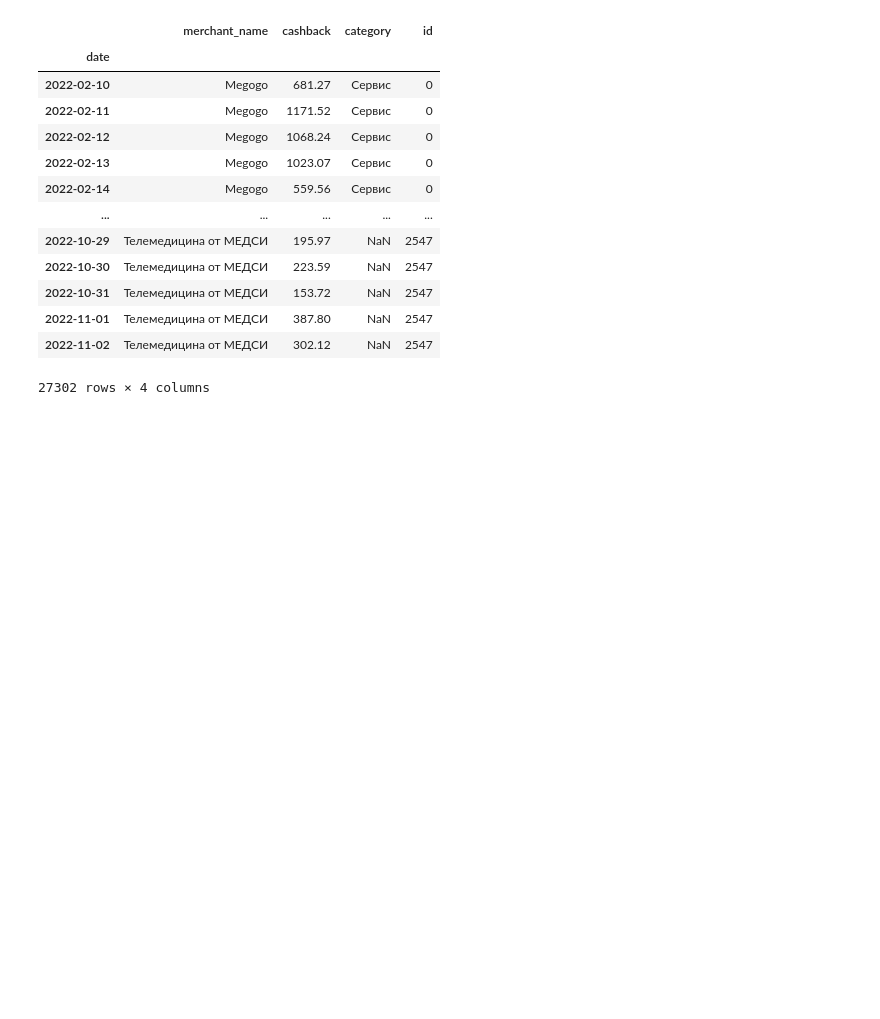
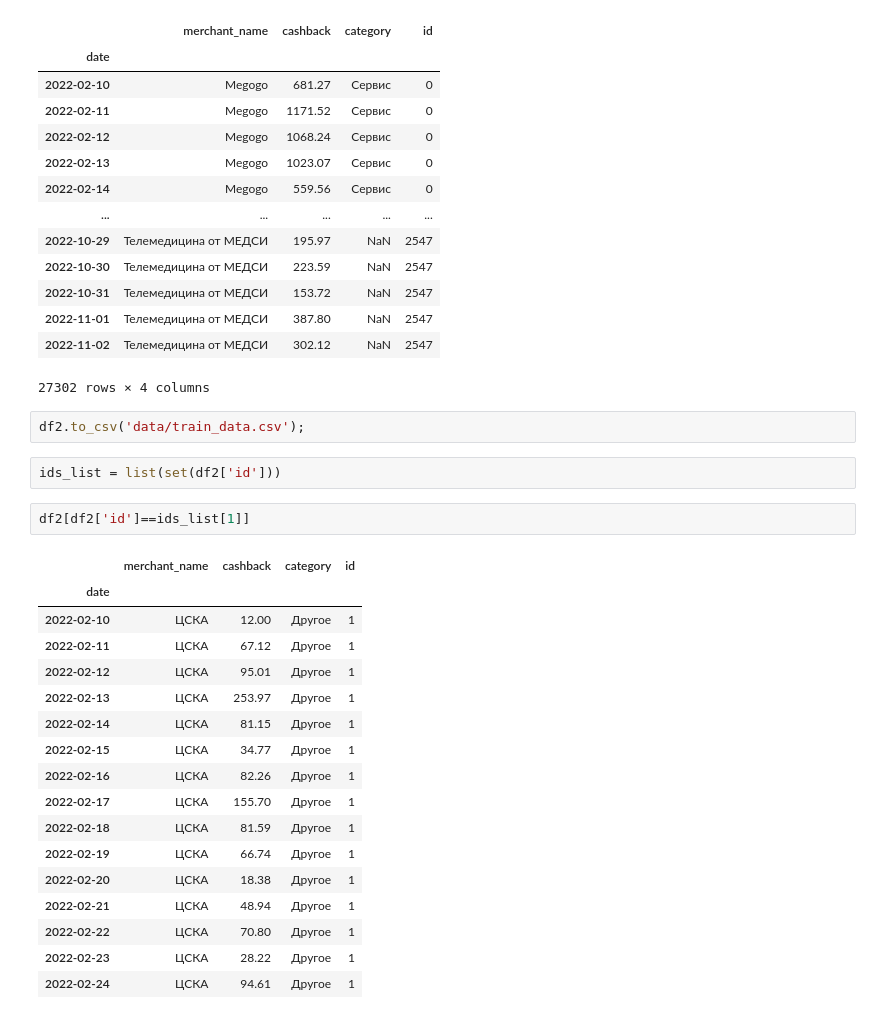
Before and after one commit to mikhio/spas, a Jupyter notebook: data_sort.ipynb, the cells around one changed output. Cells and saved outputs as stored; diff of their text form; blank space fills up the shorter version.

```diff
--- a/data_sort.ipynb
+++ b/data_sort.ipynb
@@ -56,3 +59,27 @@ df2
 | 2022-11-01 | Телемедицина от МЕДСИ | 387.80 | NaN | 2547 |
 | 2022-11-02 | Телемедицина от МЕДСИ | 302.12 | NaN | 2547 |
 27302 rows × 4 columns
+# %%
+df2.to_csv('data/train_data.csv');
+# %%
+ids_list = list(set(df2['id']))
+# %%
+df2[df2['id']==ids_list[1]]
+# %% [output]
+|  | merchant_name | cashback | category | id |
+| date |  |  |  |  |
+| 2022-02-10 | ЦСКА | 12.00 | Другое | 1 |
+| 2022-02-11 | ЦСКА | 67.12 | Другое | 1 |
+| 2022-02-12 | ЦСКА | 95.01 | Другое | 1 |
+| 2022-02-13 | ЦСКА | 253.97 | Другое | 1 |
+| 2022-02-14 | ЦСКА | 81.15 | Другое | 1 |
+| 2022-02-15 | ЦСКА | 34.77 | Другое | 1 |
+| 2022-02-16 | ЦСКА | 82.26 | Другое | 1 |
+| 2022-02-17 | ЦСКА | 155.70 | Другое | 1 |
+| 2022-02-18 | ЦСКА | 81.59 | Другое | 1 |
+| 2022-02-19 | ЦСКА | 66.74 | Другое | 1 |
+| 2022-02-20 | ЦСКА | 18.38 | Другое | 1 |
+| 2022-02-21 | ЦСКА | 48.94 | Другое | 1 |
+| 2022-02-22 | ЦСКА | 70.80 | Другое | 1 |
+| 2022-02-23 | ЦСКА | 28.22 | Другое | 1 |
+| 2022-02-24 | ЦСКА | 94.61 | Другое | 1 |
```
Also changed, not shown: parts of 3 cells of this notebook, 4 other files.
